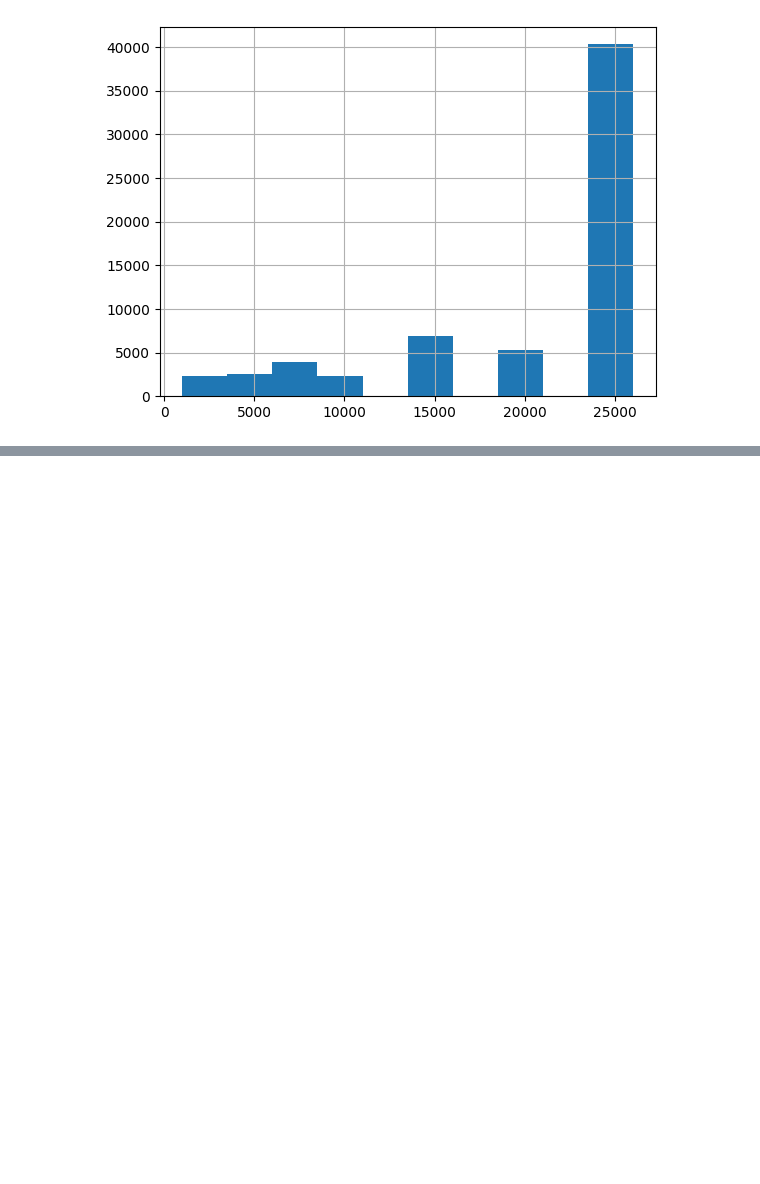
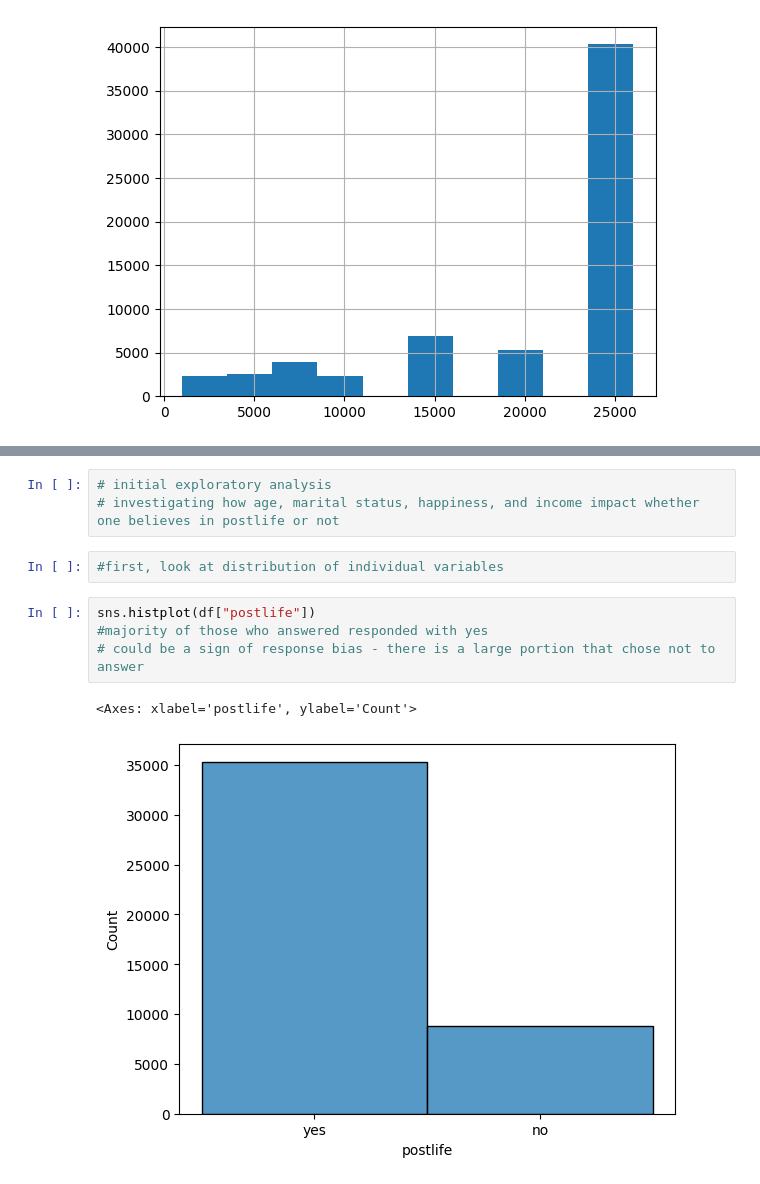
Before and after one commit to annacfisher/project_gss, a Jupyter notebook: group8.ipynb, the cells around one changed output, grey strips where cells are left out. Drawn from its saved outputs; the diff is of its cells as text; blank space fills up the shorter version.

```diff
--- a/group8.ipynb
+++ b/group8.ipynb
@@ -302,0 +323,12 @@ df['income'].hist()
+# %%
+# initial exploratory analysis
+# investigating how age, marital status, happiness, and income impact whether one believes in postlife or not
+# %%
+#first, look at distribution of individual variables
+# %%
+sns.histplot(df["postlife"])
+#majority of those who answered responded with yes
+# could be a sign of response bias - there is a large portion that chose not to answer
+# %% [output]
+<Axes: xlabel='postlife', ylabel='Count'>
+[figure, added]
```
Also changed, not shown: parts of 25 cells of this notebook.
